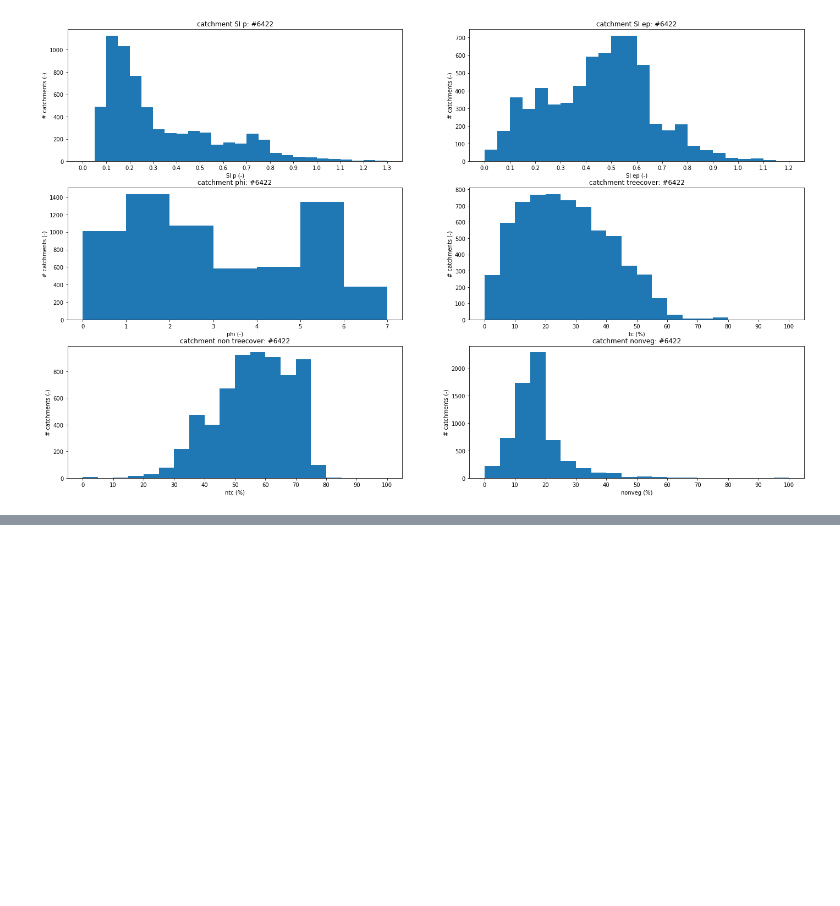
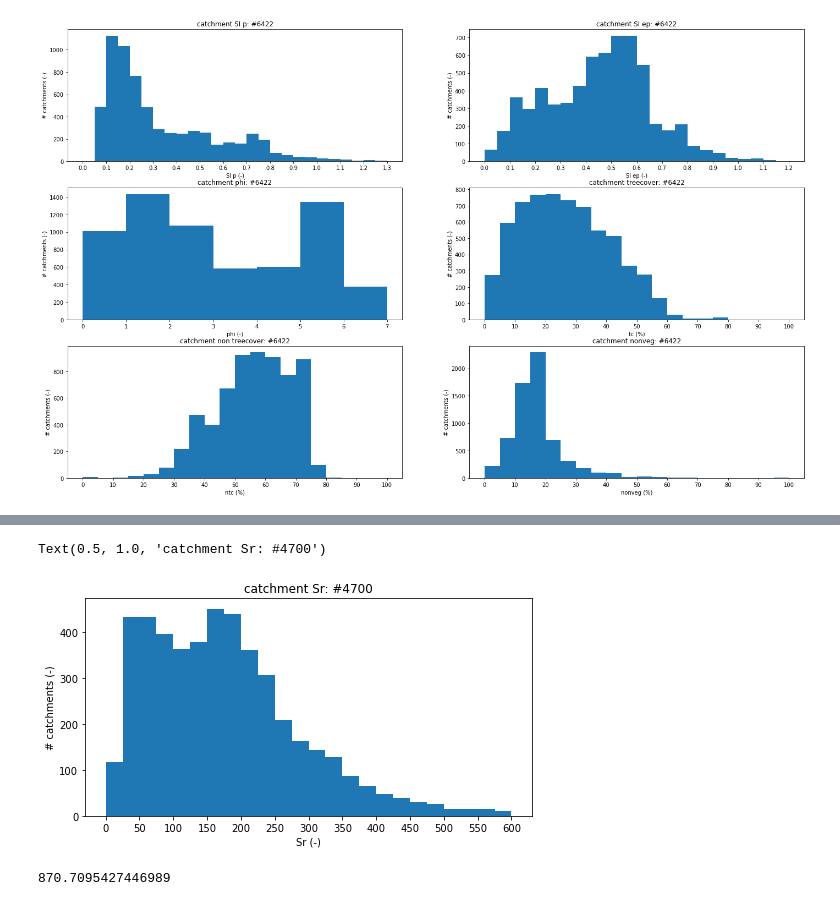
Before and after one commit to fvanoorschot/global_sr_module, a Jupyter notebook: visualize_catchment_characteristics.ipynb, the cells around one changed output, grey strips where cells are left out. Drawn from its saved outputs; the diff is of its cells as text; code cells hidden in the pictures; blank space fills up the shorter version.

```diff
--- a/visualize_catchment_characteristics.ipynb
+++ b/visualize_catchment_characteristics.ipynb
@@ -295,0 +358,18 @@ fig.savefig(f'{out_dir}/figures/catchment_overview/catch_characteristics2.jpg',b
+# %%
+# sr
+bins = np.linspace(0,600,25)
+bins2 = np.linspace(0,600,13)
+fig = plt.figure(figsize=(8,4))
+ax = fig.add_subplot(111)
+ax.hist(sr_df['20'],bins=bins)
+ax.set_xticks(bins2)
+ax.set_xlabel('Sr (-)')
+ax.set_ylabel('# catchments (-)')
+ax.set_title(f'catchment Sr>20mm: #{len(sr_df)}')
+# %% [output]
+Text(0.5, 1.0, 'catchment Sr: #4700')
+[figure, added]
+# %%
+sr_df['20'].max()
+# %% [output]
+870.7095427446989
```
Also changed, not shown: parts of 11 cells of this notebook, 6 other files.
